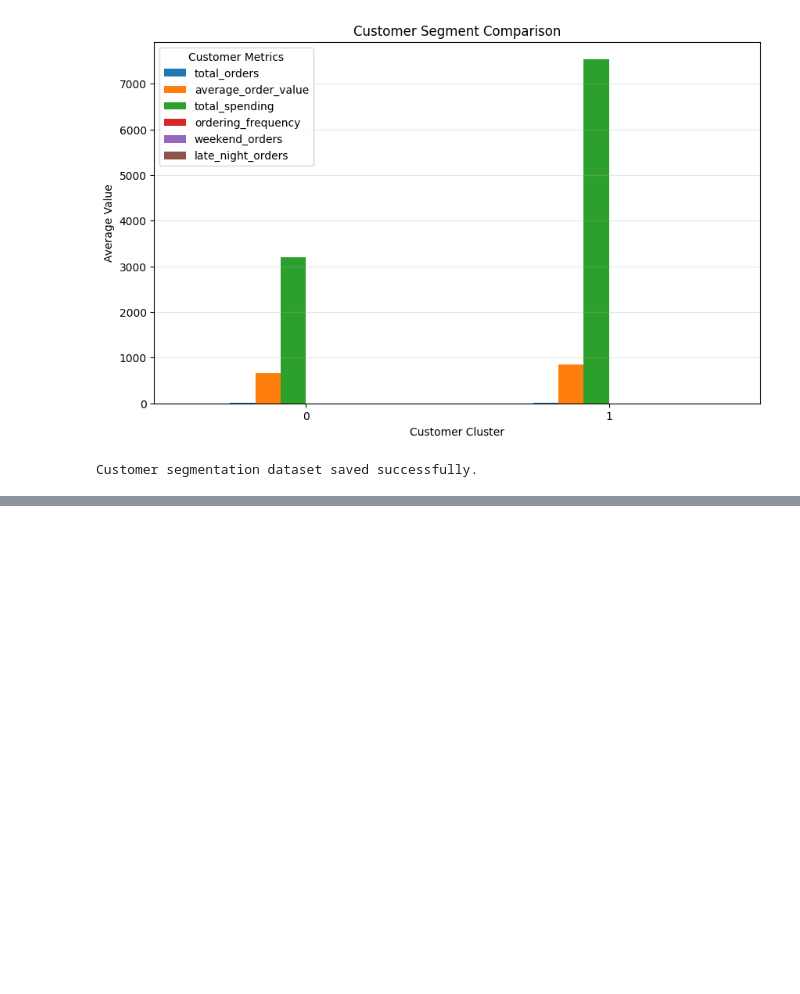
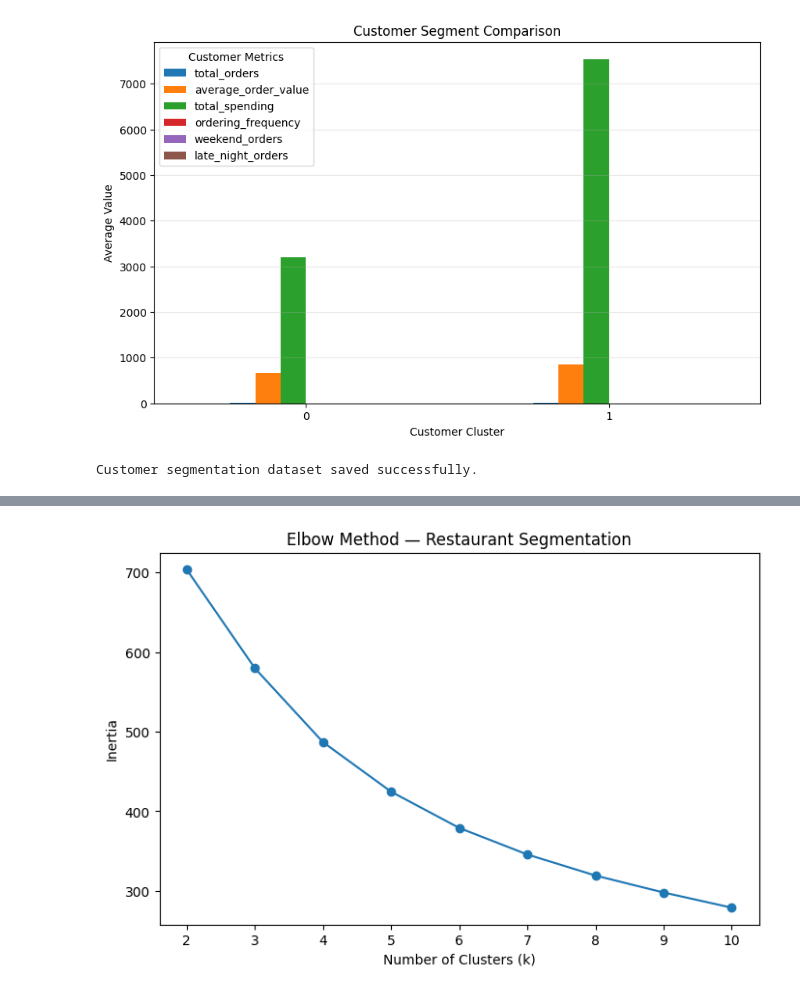
Before and after one commit to pragnav-work/ML_project_1, a Jupyter notebook: notebooks/02_segmentation.ipynb, the cells around one changed output, grey strips where cells are left out. Drawn from its saved outputs; the diff is of its cells as text; code cells hidden in the pictures; blank space fills up the shorter version.

Commit message:
Add updates to segmentation notebook

```diff
--- a/notebooks/02_segmentation.ipynb
+++ b/notebooks/02_segmentation.ipynb
@@ -1441,0 +1499,10 @@ Customer segmentation dataset saved successfully.
+# %%
+# Add restaurant rating from the restaurants dataset
+
+restaurant_features = restaurant_features.merge(
+    restaurants[['restaurant_id', 'restaurant_rating']],
+    on='restaurant_id',
+    how='left'
+)
+
+restaurant_features.head()
@@ -1441,0 +1568,31 @@ Customer segmentation dataset saved successfully.
+# %%
+# Calculate K-Means inertia for different numbers of clusters
+
+restaurant_inertia_values = []
+
+k_values = range(2, 11)
+
+for k in k_values:
+    kmeans = KMeans(
+        n_clusters=k,
+        random_state=42,
+        n_init=10
+    )
+
+    kmeans.fit(restaurant_scaled)
+
+    restaurant_inertia_values.append(kmeans.inertia_)
+
+# Plot the elbow curve
+
+plt.figure(figsize=(8, 5))
+
+plt.plot(k_values, restaurant_inertia_values, marker='o')
+
+plt.xlabel('Number of Clusters (k)')
+plt.ylabel('Inertia')
+plt.title('Elbow Method — Restaurant Segmentation')
+
+plt.show()
+# %% [output]
+[figure, added]
```
Also changed, not shown: parts of 25 cells of this notebook, 1 other file.
